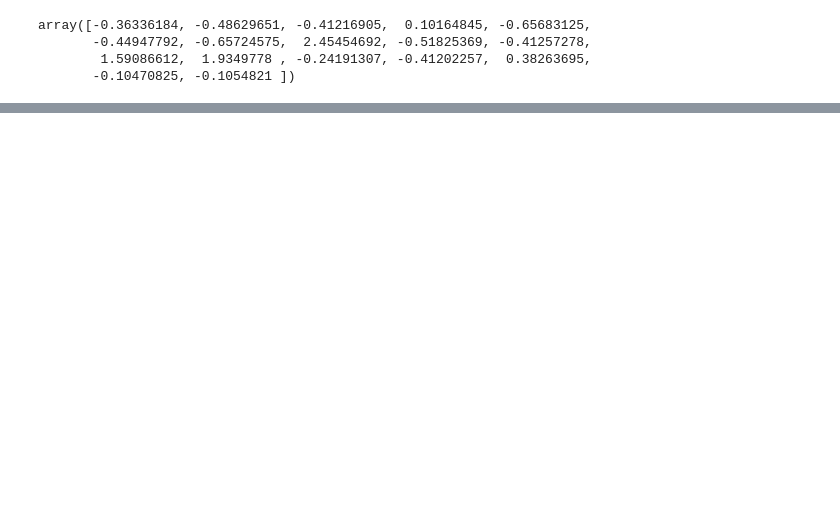
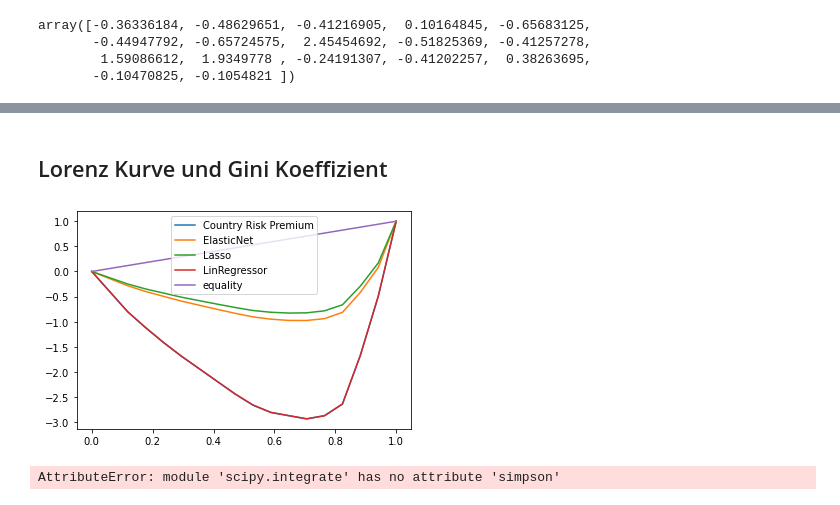
Before and after one commit to h4rz3rk4s3/Finanz_und_Versicherungstechnik, a Jupyter notebook: risiko_glm.ipynb, the cells around one changed output, grey strips where cells are left out. Cells and saved outputs as stored; diff of their text form; code cells hidden in the pictures; blank space fills up the shorter version.

```diff
--- a/risiko_glm.ipynb
+++ b/risiko_glm.ipynb
@@ -207,0 +283,19 @@ Teil 2 der Einzelübung bis kommender Woche
+# %%
+elastic_reg = ElasticNet(alpha = 0.2, l1_ratio = 0.5, random_state = 42)
+elastic_reg.fit(X1_train, Y1_train)
+elastic_pred = elastic_reg.predict(X1_test)
+elastic_coef = elastic_reg.coef_
+
+print("+++ ElasticNet Regression +++")
+print()
+print("\t\tCoefficients")
+print("Region:\t\t\t\t" + str(elastic_coef[0]))
+print("Moody's rating:\t\t\t" + str(elastic_coef[1]))
+print("Rating-based Default Spread:\t" + str(elastic_coef[2]))
+print("Sovereign CDS, net of US:\t" + str(elastic_coef[3]))
+print("Country Risk Premium3:\t\t" + str(elastic_coef[4]))
+print()
+print("\t\tScores")
+print("Mean Squared Error:\t\t" + str(mse(Y1_test, elastic_pred)))
+print("Mean Absolute Error:\t\t" + str(mae(Y1_test, elastic_pred)))
+print("R2-Score:\t\t\t" + str(r2_score(Y1_test, elastic_pred)))
@@ -207,0 +316,12 @@ Teil 2 der Einzelübung bis kommender Woche
+# %% [markdown]
+## Lorenz Kurve und Gini Koeffizient
+# %%
+def lorenz_kurve (arr):
+
+    # cumsum() returned ein Array mit der Summe des Arrays bis zu einem jeweiligen Wert
+    # sum() returned die Summe des gesamten Arrays als Wert
+    # a.cumsum() != a.sum
+    arr_lorenz = arr.cumsum() / arr.sum()
+
+    # Rückgabe eines Ndarrays, indem für jeden Wert der Anteil am ganzen zurückgegeben wird
+    return np.insert(arr_lorenz, 0, 0)
@@ -207,0 +339,25 @@ Teil 2 der Einzelübung bis kommender Woche
+# %%
+lasso_lorenz = lorenz_kurve(np.sort(lasso_pred))
+lin_lorenz = lorenz_kurve(np.sort(lin_pred))
+elastic_lorenz = lorenz_kurve(np.sort(elastic_pred))
+country_lorenz = lorenz_kurve(np.sort(Y1_test.to_numpy()))
+x = np.linspace(0, 1, num = lasso_lorenz.size + 1)
+
+plt.plot(np.linspace(0, 1, num = country_lorenz.size), country_lorenz, label="Country Risk Premium")# equal to LinReg
+plt.plot(np.linspace(0, 1, num = elastic_lorenz.size), elastic_lorenz, label="ElasticNet")
+plt.plot(np.linspace(0, 1, num = lasso_lorenz.size), lasso_lorenz, label="Lasso")
+plt.plot(np.linspace(0, 1, num = lin_lorenz.size), lin_lorenz, label="LinRegressor")
+plt.plot([0, 1], [0, 1], label = "equality")
+plt.xlabel("")
+plt.legend()
+plt.show()
+# %% [output]
+[figure, added]
+# %%
+# geht nicht (idk why?!)
+print("Gini for Country Risk Premium:\t" + str(gini(arr = np.sort(Y1_test.to_numpy()))))
+print("Gini for LinearRegressor\t: " + str(gini(lin_pred_sort)))
+print("Gini for ElasticNet:\t\t" + str(gini(np.sort(elastic_pred))))
+print("Gini for Lasso:\t\t\t" + str(gini(np.sort(lasso_pred))))
+# %% [output]
+AttributeError: module 'scipy.integrate' has no attribute 'simpson'
```
Also changed, not shown: parts of 20 cells of this notebook, 2 other files.
